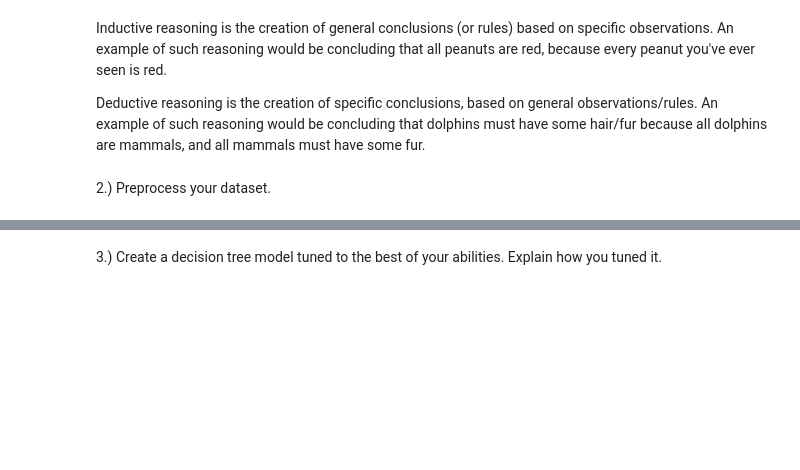
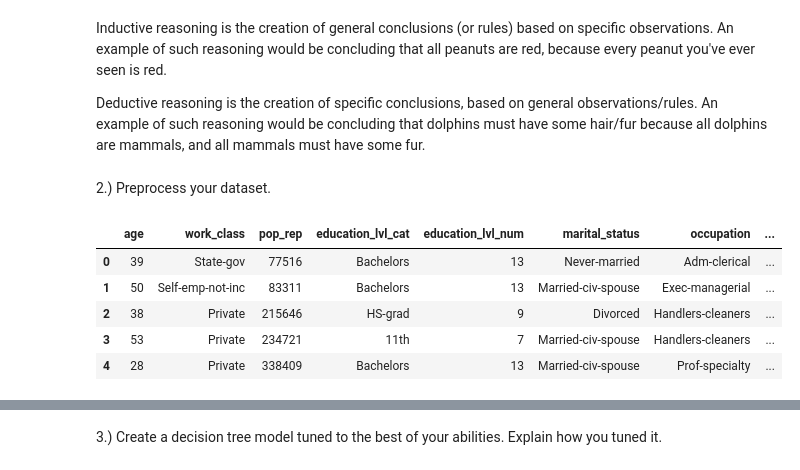
Before and after one commit to Co2Lo/Connor_CSCI_1070, a Jupyter notebook: Homework/week_10_homework.ipynb, the cells around one changed output, grey strips where cells are left out. Saved outputs shown, nothing was run; the diff lists cells and outputs as text; code cells hidden in the pictures; blank space fills up the shorter version.

```diff
--- a/Homework/week_10_homework.ipynb
+++ b/Homework/week_10_homework.ipynb
@@ -10,0 +9,24 @@ import pandas as pd
+# %%
+import pandas as pd
+
+def create_dataframe(file: str, column_names: list[str]) -> pd.DataFrame:
+    """
+    Imports file into a Pandas dataframe, with specified column names
+    """
+    df = pd.read_csv(file, header = None)
+    df.columns = column_names
+    return df
+
+file = "../Misc./adult.data"
+column_names = ['age', 'work_class', 'pop_rep', 'education_lvl_cat', 'education_lvl_num', 'marital_status', 'occupation',
+                'relationship', 'race', 'sex', 'capital_gain', 'capital_loss', 'hrs_worked_week', 'native_country', 'income']
+
+adult_df = create_dataframe(file, column_names)
+adult_df.head()
+# %% [output]
+|  | age | work_class | pop_rep | education_lvl_cat | education_lvl_num | marital_status | occupation | ... |
+| 0 | 39 | State-gov | 77516 | Bachelors | 13 | Never-married | Adm-clerical | ... |
+| 1 | 50 | Self-emp-not-inc | 83311 | Bachelors | 13 | Married-civ-spouse | Exec-managerial | ... |
+| 2 | 38 | Private | 215646 | HS-grad | 9 | Divorced | Handlers-cleaners | ... |
+| 3 | 53 | Private | 234721 | 11th | 7 | Married-civ-spouse | Handlers-cleaners | ... |
+| 4 | 28 | Private | 338409 | Bachelors | 13 | Married-civ-spouse | Prof-specialty | ... |
```
Also changed, not shown: parts of 16 cells of this notebook.
